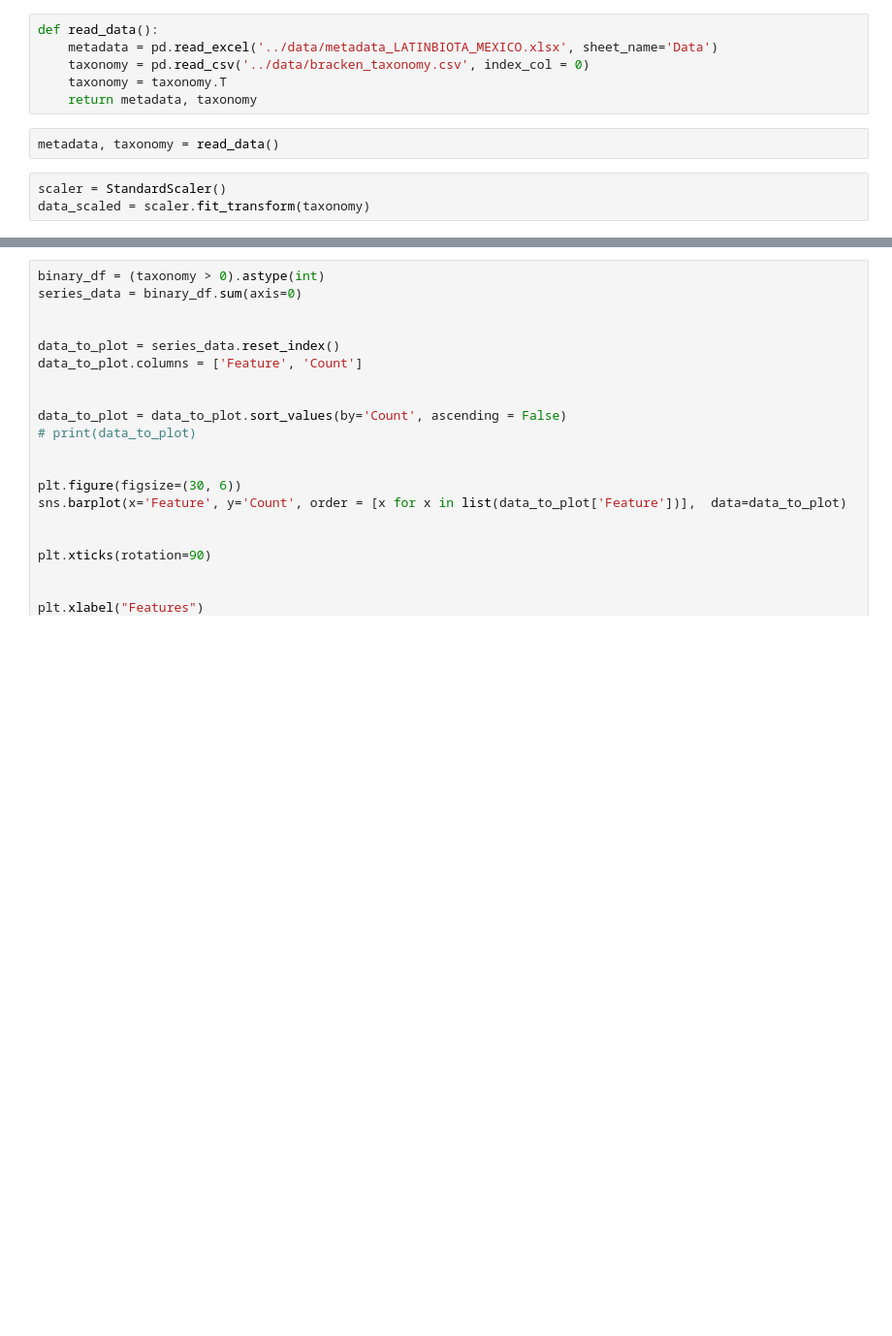
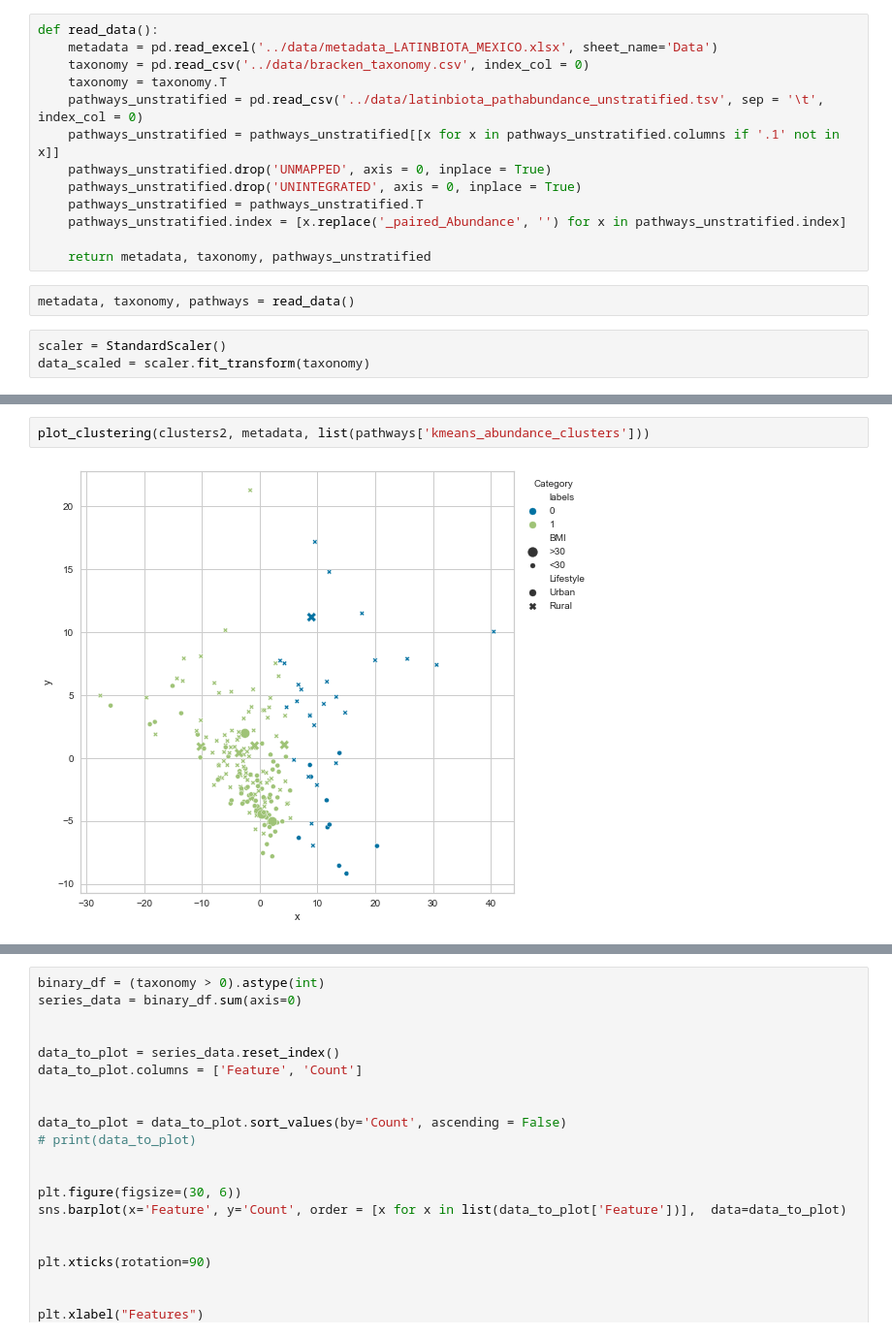
Before and after one commit to RafaPe/MX-Rural-Urban-Microbiome, a Jupyter notebook: notebooks/clutering_experiments.ipynb, the cells around one changed output, grey strips where cells are left out. Shown at 97% size. Drawn from its saved outputs; the diff is of its cells as text; blank space fills up the shorter version.

```diff
--- a/notebooks/clutering_experiments.ipynb
+++ b/notebooks/clutering_experiments.ipynb
@@ -18,9 +18,16 @@ def read_data():
     metadata = pd.read_excel('../data/metadata_LATINBIOTA_MEXICO.xlsx', sheet_name='Data')
     taxonomy = pd.read_csv('../data/bracken_taxonomy.csv', index_col = 0)
     taxonomy = taxonomy.T
-    return metadata, taxonomy
+    pathways_unstratified = pd.read_csv('../data/latinbiota_pathabundance_unstratified.tsv', sep = '\t', index_col = 0)
+    pathways_unstratified = pathways_unstratified[[x for x in pathways_unstratified.columns if '.1' not in x]]
+    pathways_unstratified.drop('UNMAPPED', axis = 0, inplace = True)
+    pathways_unstratified.drop('UNINTEGRATED', axis = 0, inplace = True)
+    pathways_unstratified = pathways_unstratified.T
+    pathways_unstratified.index = [x.replace('_paired_Abundance', '') for x in pathways_unstratified.index]
+
+    return metadata, taxonomy, pathways_unstratified
 # %%
-metadata, taxonomy = read_data()
+metadata, taxonomy, pathways = read_data()
 # %%
 scaler = StandardScaler()
 data_scaled = scaler.fit_transform(taxonomy)
@@ -130,0 +166,4 @@ plot_clustering(pd.DataFrame(data_scaled, index = taxonomy.index), metadata, lis
+# %%
+plot_clustering(clusters2, metadata, list(pathways['kmeans_abundance_clusters']))
+# %% [output]
+[figure, added]
```
Also changed, not shown: parts of 20 cells of this notebook.
